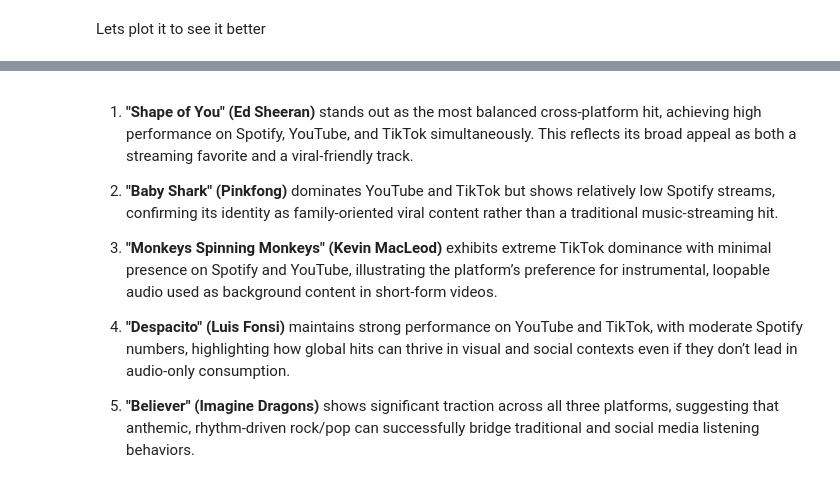
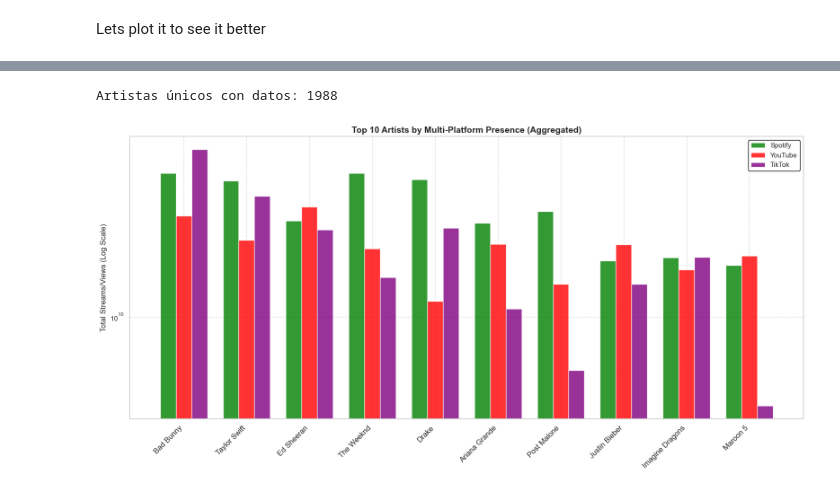
Before and after one commit to iKebb/Ironhack_Project02_SQL, a Jupyter notebook: main.ipynb, the cells around one changed output, grey strips where cells are left out. Saved outputs shown, nothing was run; the diff lists cells and outputs as text; code cells hidden in the pictures.

```diff
--- a/main.ipynb
+++ b/main.ipynb
@@ -746,10 +731,60 @@ plt.show()
-# %% [markdown]
-1. **"Shape of You" (Ed Sheeran)** stands out as the most balanced cross-platform hit, achieving high performance on Spotify, YouTube, and TikTok simultaneously. This reflects its broad appeal as both a streaming favorite and a viral-friendly track.
-
-2. **"Baby Shark" (Pinkfong)** dominates YouTube and TikTok but shows relatively low Spotify streams, confirming its identity as family-oriented viral content rather than a traditional music-streaming hit.
-
-3. **"Monkeys Spinning Monkeys" (Kevin MacLeod)** exhibits extreme TikTok dominance with minimal presence on Spotify and YouTube, illustrating the platform’s preference for instrumental, loopable audio used as background content in short-form videos.
-
-4. **"Despacito" (Luis Fonsi)** maintains strong performance on YouTube and TikTok, with moderate Spotify numbers, highlighting how global hits can thrive in visual and social contexts even if they don’t lead in audio-only consumption.
-
-5. **"Believer" (Imagine Dragons)** shows significant traction across all three platforms, suggesting that anthemic, rhythm-driven rock/pop can successfully bridge traditional and social media listening behaviors.
+# %%
+# <>! AI GENERATED CODE <>!
+# Agrupar por artista y sumar métricas (ignorar NaN)
+artist_agg = df.groupby("Artist").agg({
+    "Spotify Streams": "sum",
+    "YouTube Views": "sum",
+    "TikTok Views": "sum",
+    "Track": "count"  # número de canciones
+}).rename(columns={"Track": "Song Count"}).reset_index()
+
+# Eliminar artistas sin datos en ninguna plataforma
+artist_agg = artist_agg.dropna(subset=["Spotify Streams", "YouTube Views", "TikTok Views"], how="all")
+
+print(f"Artistas únicos con datos: {len(artist_agg)}")
+artist_agg.head(3)
+
+artist_norm = artist_agg[["Artist", "Spotify Streams", "YouTube Views", "TikTok Views"]].copy()
+
+for col in ["Spotify Streams", "YouTube Views", "TikTok Views"]:
+    artist_norm[col + "_norm"] = (artist_norm[col] - artist_norm[col].min()) / (artist_norm[col].max() - artist_norm[col].min())
+
+# Índice de éxito multiplataforma para artistas
+artist_norm["Artist_Multiplatform_Score"] = artist_norm[[
+    "Spotify Streams_norm", "YouTube Views_norm", "TikTok Views_norm"
+]].mean(axis=1)
+
+# Top 10 artistas multiplataforma
+top_artists_cross = artist_norm.nlargest(10, "Artist_Multiplatform_Score")
+top_artists_cross.head(3)
+
+# Preparar etiquetas
+top_artists_cross["Label"] = top_artists_cross["Artist"]
+
+fig, ax = plt.subplots(figsize=(16, 8))
+
+x = range(len(top_artists_cross))
+width = 0.25
+
+for i in x:
+    ax.bar(i - width, top_artists_cross.iloc[i]["Spotify Streams"], width,
+           color="green", alpha=0.8, label="Spotify" if i == 0 else "")
+    ax.bar(i, top_artists_cross.iloc[i]["YouTube Views"], width,
+           color="red", alpha=0.8, label="YouTube" if i == 0 else "")
+    ax.bar(i + width, top_artists_cross.iloc[i]["TikTok Views"], width,
+           color="purple", alpha=0.8, label="TikTok" if i == 0 else "")
+
+ax.set_xticks(x)
+ax.set_xticklabels(top_artists_cross["Label"], rotation=45, ha="right", fontsize=12)
+ax.set_yscale("log")
+ax.set_ylabel("Total Streams/Views (Log Scale)", fontsize=12)
+ax.set_title("Top 10 Artists by Multi-Platform Presence (Aggregated)", fontsize=14, fontweight='bold')
+ax.legend(loc='upper right', framealpha=1.0, facecolor='white', edgecolor='black')
+ax.grid(True, linestyle='--', alpha=0.7)
+ax.set_axisbelow(True)
+
+plt.tight_layout()
+plt.show()
+# %% [output]
+Artistas únicos con datos: 1988
+[figure, added]
```
Also changed, not shown: parts of 27 cells of this notebook, 2 other files.
